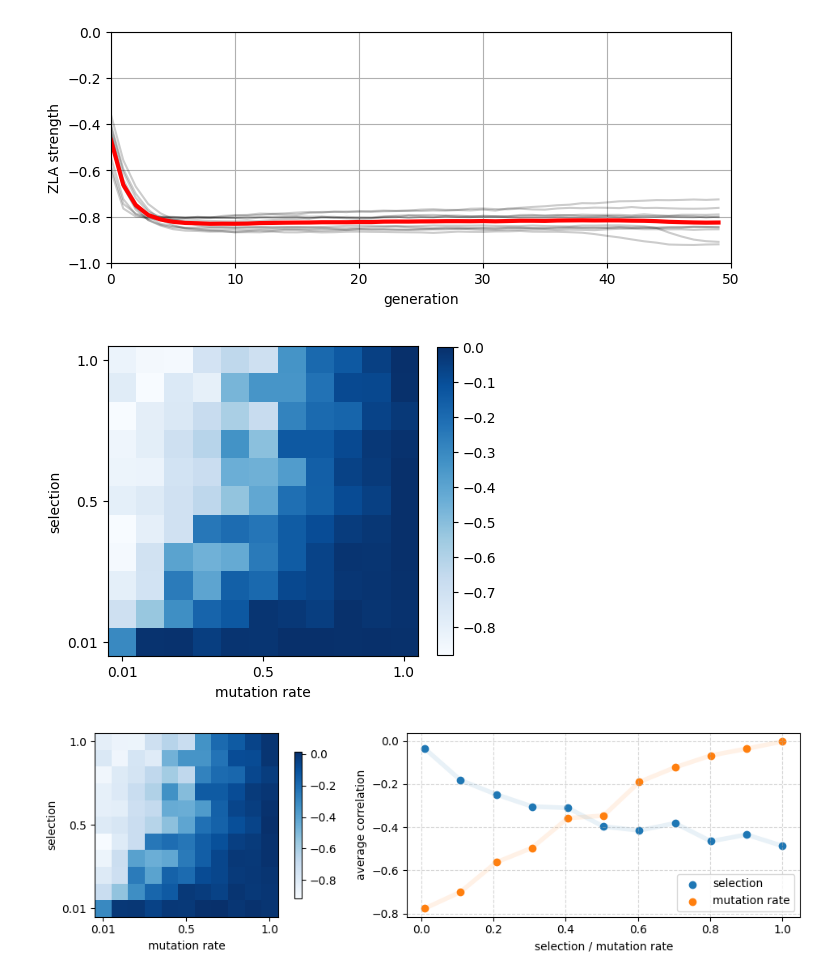
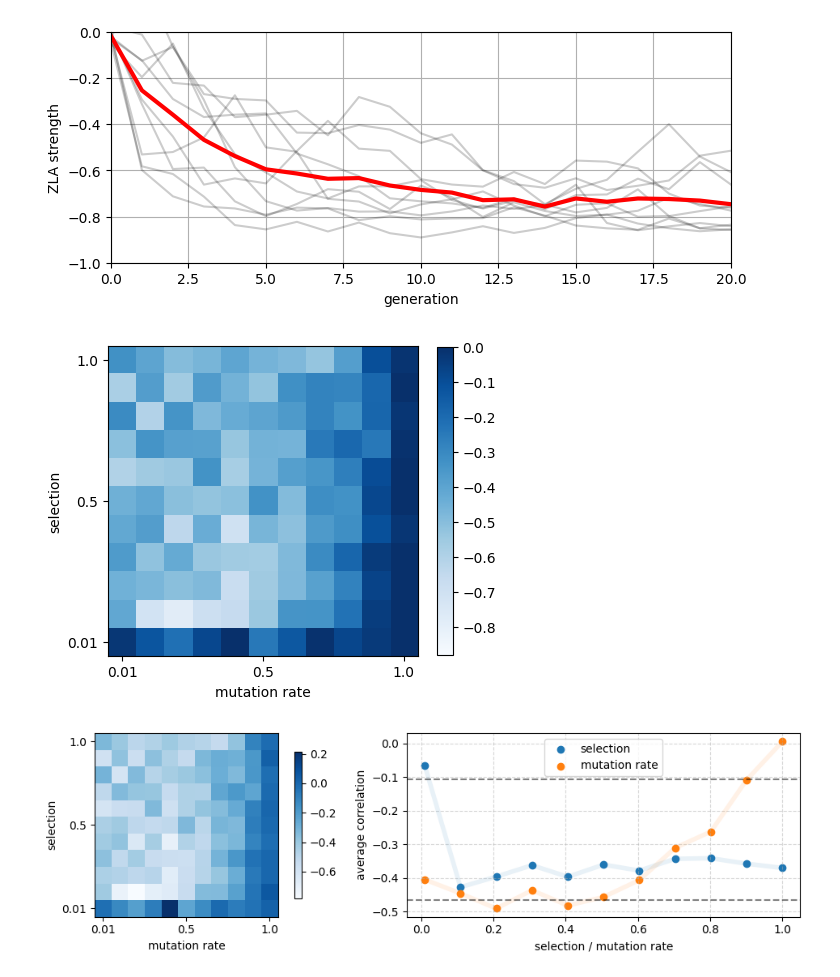
Before and after one commit to alexeykosh/2023-dripf-model, a Jupyter notebook: model.ipynb, the cells around one changed output. Drawn from its saved outputs; the diff is of its cells as text; code cells hidden in the pictures.

Commit message:
model checks and new plots

```diff
--- a/model.ipynb
+++ b/model.ipynb
@@ -16,20 +11,15 @@ kdeplot(np.round(np.random.normal(4, 1, 1000)), label = 'initial lengths')
 # %%
-# @torch.compile
-def model(selection, mutation_rate, zipf = 1.5, detailed = False):
+def model(selection, mutation_rate, zipf=1.5, mu=1, sigma=1, detailed=False, n_meanings=1000, n_agents=1000):
     n_generations = 20
-    n_encounters = 5000
-    n_meanings = 5000
-    n_agents = 5000
-
-    # lognormal parameters
-    mu = 1
-    sigma = 0.4
+    n_encounters = 50000
 
     corr_coeffs = []
 
     freq_meanings = np.random.zipf(zipf, size=n_meanings)
     freq_meanings = freq_meanings / np.sum(freq_meanings)
-    word_meaning_matrix = np.round(np.random.lognormal(mu, sigma, (n_agents, n_meanings)))
+    word_meaning_matrix = np.random.normal(mu, sigma, (n_agents, n_meanings))
+
+    corr_coeffs.append(np.corrcoef(freq_meanings, np.mean(word_meaning_matrix, axis=0))[0, 1])
 
     for _ in range(n_generations):
         for _ in range(n_encounters):
@@ -48,10 +38,10 @@ def model(selection, mutation_rate, zipf = 1.5, detailed = False):
 
         mutation_agents = np.random.rand(n_agents) < mutation_rate
         mutated_agents = np.where(mutation_agents)[0]
-        word_meaning_matrix[mutated_agents, :] = np.round(np.random.lognormal(mu, sigma,
-                                                                            (len(mutated_agents),
-                                                                                n_meanings)))
+        word_meaning_matrix[mutated_agents, :] = np.random.normal(mu, sigma, size=(len(mutated_agents), n_meanings))
+
         corr_coeffs.append(np.corrcoef(freq_meanings, np.mean(word_meaning_matrix, axis=0))[0, 1])
+
     if detailed:
         return corr_coeffs, word_meaning_matrix, freq_meanings
     else:
@@ -109,11 +101,11 @@ plt.plot(np.mean(outs, axis=0), color='red', linewidth=3, alpha=1)
 plt.xlabel('generation')
 plt.ylabel('ZLA strength')
 plt.ylim(-1, 0)
-plt.xlim(0, 50)
+plt.xlim(0, 20)
 plt.grid()
 plt.show()
 # %% [output]
-[figure, old version]
+[figure, new version]
 # %%
 selections = np.linspace(0.01, 1, 11)
 mutation_rates = np.linspace(0.01, 1, 11)
@@ -123,7 +115,7 @@ results = np.zeros((len(selections), len(mutation_rates)))
 # use tqdm
 for i in trange(len(selections)):
     for j in range(len(mutation_rates)):
-        results[i, j] = model(selections[i], mutation_rates[j])
+        results[i, j] = model(selections[i], mutation_rates[j], sigma=1, mu = 4)
         # results[i, j] = np.mean([model(selections[i], mutation_rates[j]) for _ in range(1)])
 # %%
 # plot the results as a heatmap
@@ -141,7 +133,7 @@ plt.colorbar(shrink=0.8)
 plt.clim(0, -0.8)
 plt.show()
 # %% [output]
-[figure, old version]
+[figure, new version]
 # %%
 fig, (ax1, ax2) = plt.subplots(1, 2, figsize=(10, 3), gridspec_kw={'width_ratios': [1, 1.2]})
 
@@ -152,38 +144,38 @@ ax1.set_ylabel('selection')
 
 # add xticks and yticks but display every 5th value
 ax1.set_xticks(np.arange(len(mutation_rates))[::5])
 ax1.set_xticklabels(np.round(mutation_rates[::5], 2))
 ax1.set_yticks(np.arange(len(selections))[::5])
 ax1.set_yticklabels(np.round(selections[::5], 2))
 # reverse y axis ticks
 ax1.invert_yaxis()
 # Add colorbar
 fig.colorbar(im, ax=ax1, shrink=0.8)
 
 # scatter
 ax2.scatter(selections, np.mean(results, axis=1), label='selection')
 ax2.plot(selections, np.mean(results, axis=1), alpha=0.1, linewidth=4)
 ax2.scatter(mutation_rates, np.mean(results, axis=0), label='mutation rate')
 ax2.plot(mutation_rates, np.mean(results, axis=0), alpha=0.1, linewidth=4)
 ax2.set_xlabel('selection / mutation rate')
 ax2.set_ylabel('average correlation')
-# # add horizontal line at 0.1
-# ax2.axhline(-0.107, color='black', linestyle='--', alpha=0.5)
-# # add horizontal line at 0.5
-# ax2.axhline(-0.466, color='black', linestyle='--', alpha=0.5)
+# add horizontal line at 0.1
+ax2.axhline(-0.107, color='black', linestyle='--', alpha=0.5)
+# add horizontal line at 0.5
+ax2.axhline(-0.466, color='black', linestyle='--', alpha=0.5)
 ax2.legend()
 ax2.grid(alpha=0.5, linestyle='--')
 
 # Adjust vertical alignment
 fig.subplots_adjust(bottom=0.2, top=0.8)
 
 # Adjust horizontal alignment
 fig.subplots_adjust(wspace=0.1)
 
 plt.tight_layout()
 plt.show()
 # %% [output]
-[figure, old version]
+[figure, new version]
 # %%
 # plot the heatmap, but color cells if they are in between 0.1 and 0.5
 plt.figure(figsize=(5, 5))
```
Also changed, not shown: parts of 15 cells of this notebook.
